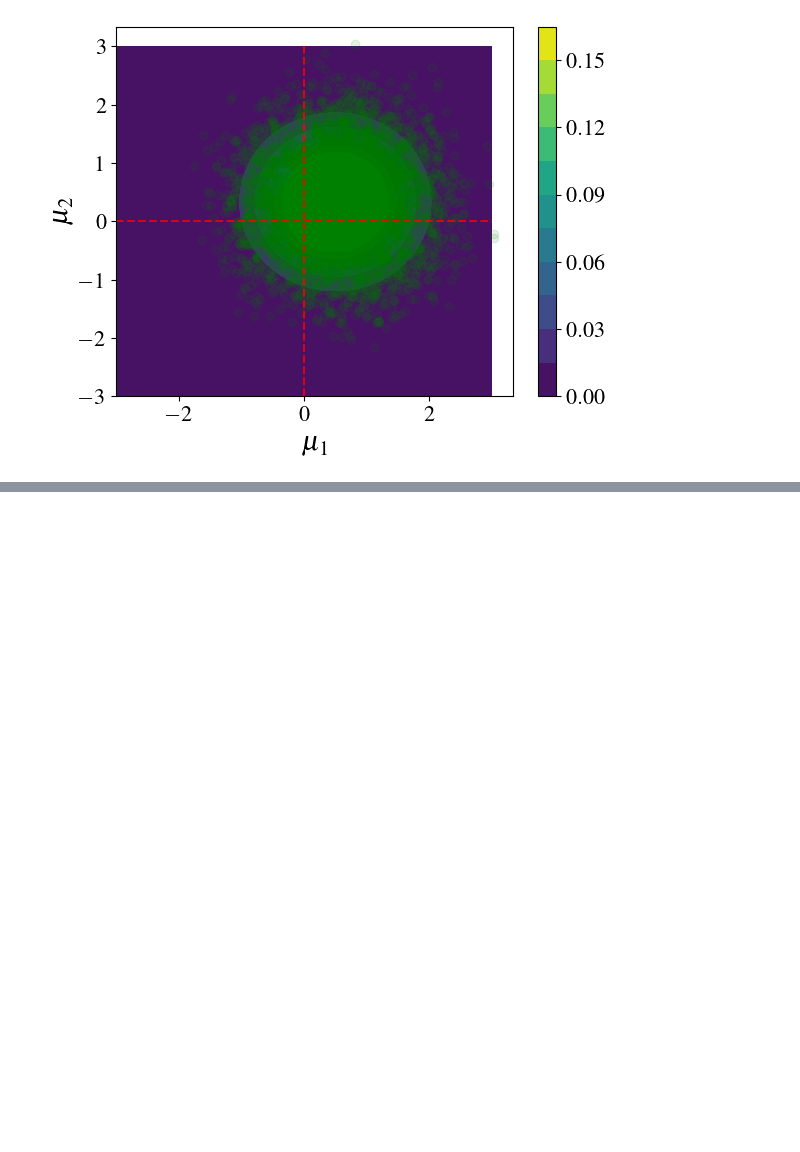
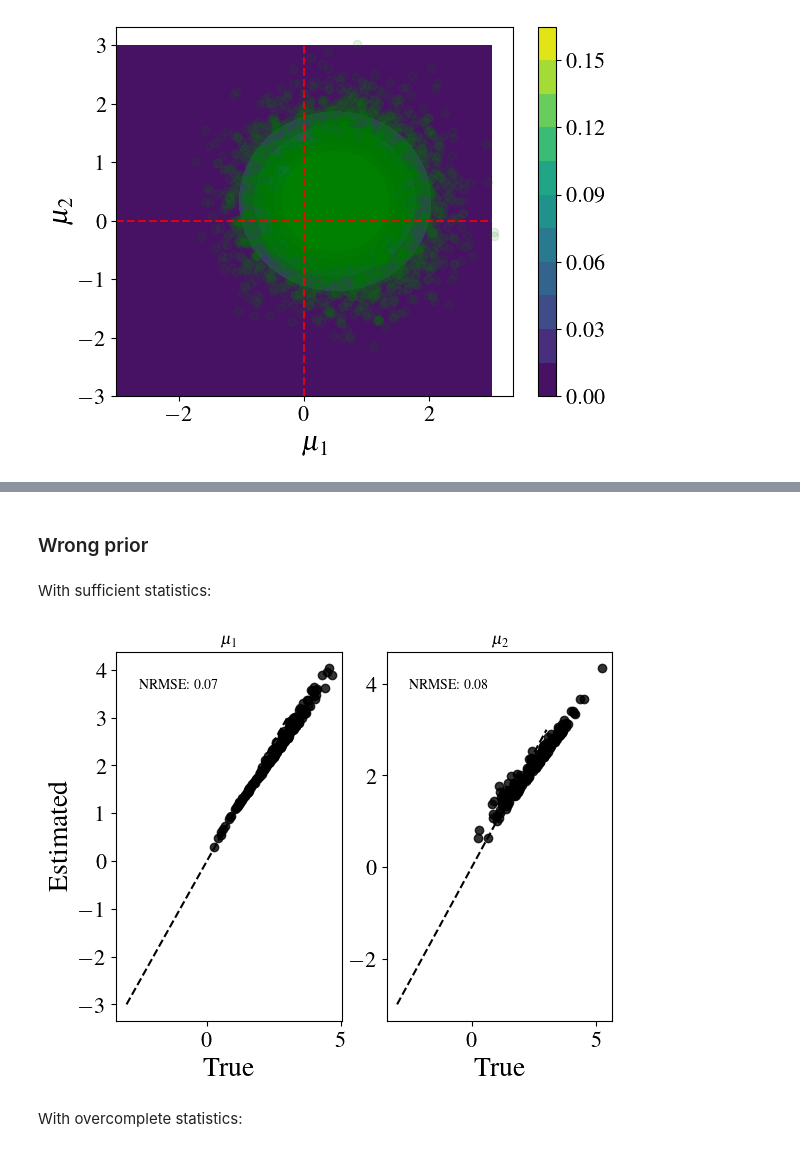
Before and after one commit to sachaguer/sbi_model_misspecification, a Jupyter notebook: gaussian.ipynb, the cells around one changed output, grey strips where cells are left out. Drawn from its saved outputs; the diff is of its cells as text; code cells hidden in the pictures; blank space fills up the shorter version.

Commit message:
Finished analysis of the Gaussian case.

```diff
--- a/gaussian.ipynb
+++ b/gaussian.ipynb
@@ -481,0 +524,27 @@ plt.show()
+# %% [markdown]
+### Wrong prior
+# %% [markdown]
+With sufficient statistics:
+# %%
+mu_ms = 5.0
+scale_ms = 2.5
+
+prior_ms = GaussianPrior(mu_ms, scale_ms)
+simulator_ms = GaussianSimulator()
+generative_model_ms = GenerativeModel(prior_ms.sample, simulator_ms.sample)
+key, master_key = jax.random.split(master_key)
+theta, x = generative_model_ms.generate(key, 200)
+# %%
+sample_fn = lambda x : nf_mlp_compressor_sufficient.apply(params_nf_mlp_sufficient, x=x, method="sample", rng_key=key, n_samples=10_000)
+sample_fn = jax.vmap(sample_fn)
+
+samples = sample_fn(x)
+
+params_est = jnp.mean(samples, axis=1)
+params_true, _ = calculate_analytic_posterior(prior, simulator, x)
+# %%
+true_vs_estimated(params_true, params_est)
+# %% [output]
+[figure, added]
+# %% [markdown]
+With overcomplete statistics:
```
Also changed, not shown: parts of 35 cells of this notebook.
